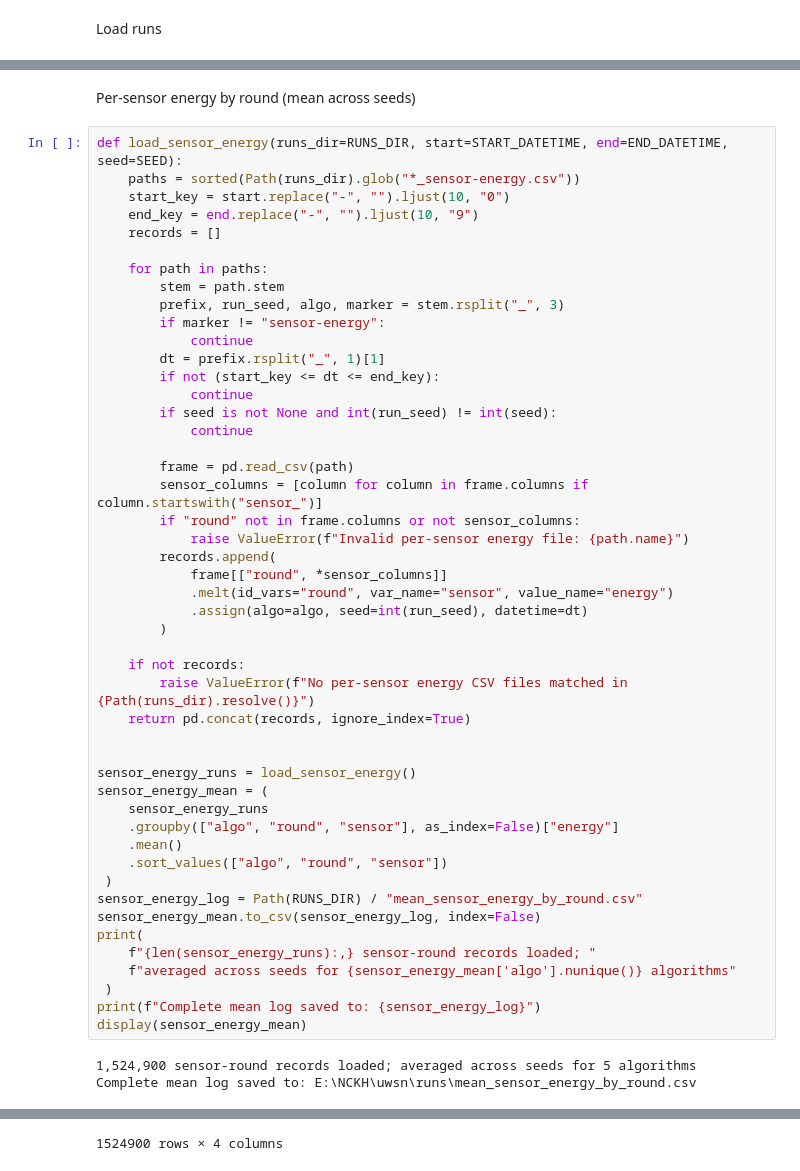
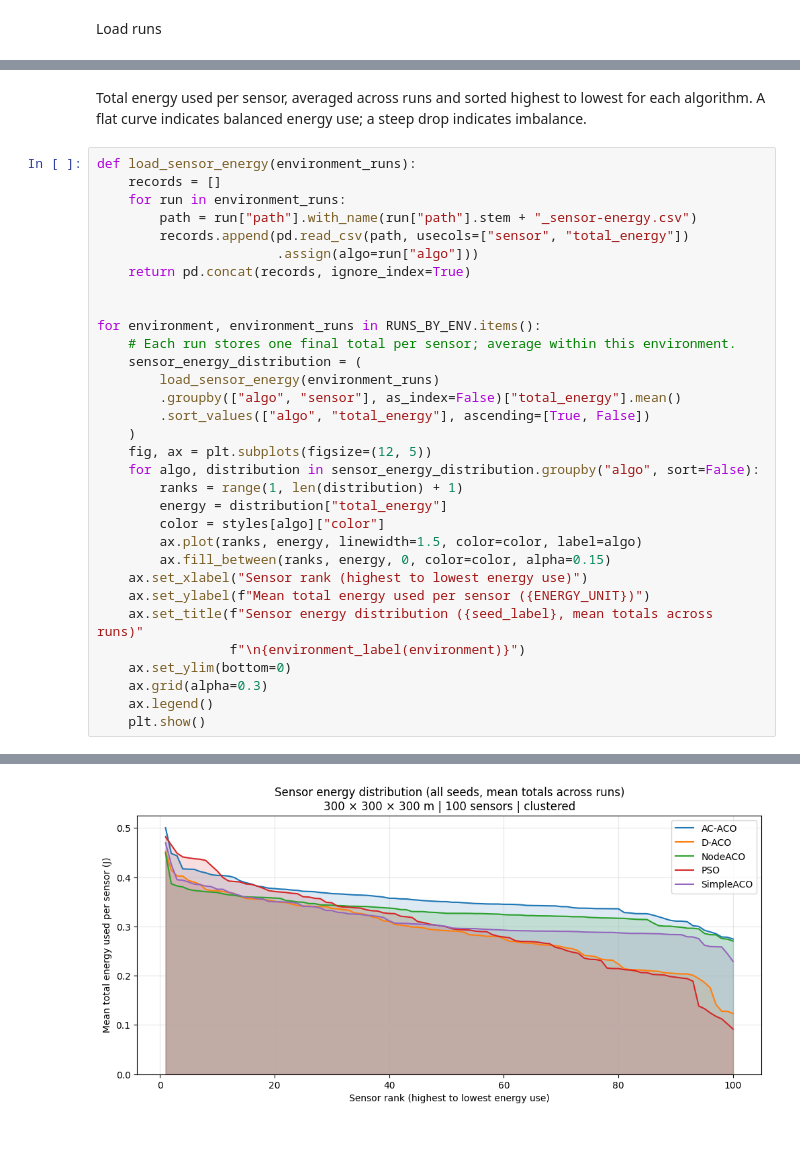
Before and after one commit to sida1420/uwsn, a Jupyter notebook: src/analyze.ipynb, the cells around one changed output, grey strips where cells are left out. Drawn from its saved outputs; the diff is of its cells as text; blank space fills up the shorter version.

```diff
--- a/src/analyze.ipynb
+++ b/src/analyze.ipynb
@@ -231,53 +305,35 @@ plt.show()
 # %% [markdown]
-Per-sensor energy by round (mean across seeds)
+Total energy used per sensor, averaged across runs and sorted highest to lowest for each algorithm. A flat curve indicates balanced energy use; a steep drop indicates imbalance.
 # %%
-def load_sensor_energy(runs_dir=RUNS_DIR, start=START_DATETIME, end=END_DATETIME, seed=SEED):
-    paths = sorted(Path(runs_dir).glob("*_sensor-energy.csv"))
-    start_key = start.replace("-", "").ljust(10, "0")
-    end_key = end.replace("-", "").ljust(10, "9")
+def load_sensor_energy(environment_runs):
     records = []
-
-    for path in paths:
-        stem = path.stem
-        prefix, run_seed, algo, marker = stem.rsplit("_", 3)
-        if marker != "sensor-energy":
-            continue
-        dt = prefix.rsplit("_", 1)[1]
-        if not (start_key <= dt <= end_key):
-            continue
-        if seed is not None and int(run_seed) != int(seed):
-            continue
-
-        frame = pd.read_csv(path)
-        sensor_columns = [column for column in frame.columns if column.startswith("sensor_")]
-        if "round" not in frame.columns or not sensor_columns:
-            raise ValueError(f"Invalid per-sensor energy file: {path.name}")
-        records.append(
-            frame[["round", *sensor_columns]]
-            .melt(id_vars="round", var_name="sensor", value_name="energy")
-            .assign(algo=algo, seed=int(run_seed), datetime=dt)
-        )
-
-    if not records:
-        raise ValueError(f"No per-sensor energy CSV files matched in {Path(runs_dir).resolve()}")
+    for run in environment_runs:
+        path = run["path"].with_name(run["path"].stem + "_sensor-energy.csv")
+        records.append(pd.read_csv(path, usecols=["sensor", "total_energy"])
+                       .assign(algo=run["algo"]))
     return pd.concat(records, ignore_index=True)
 
 
-sensor_energy_runs = load_sensor_energy()
-sensor_energy_mean = (
-    sensor_energy_runs
-    .groupby(["algo", "round", "sensor"], as_index=False)["energy"]
-    .mean()
-    .sort_values(["algo", "round", "sensor"])
- )
-sensor_energy_log = Path(RUNS_DIR) / "mean_sensor_energy_by_round.csv"
-sensor_energy_mean.to_csv(sensor_energy_log, index=False)
-print(
-    f"{len(sensor_energy_runs):,} sensor-round records loaded; "
-    f"averaged across seeds for {sensor_energy_mean['algo'].nunique()} algorithms"
- )
-print(f"Complete mean log saved to: {sensor_energy_log}")
-display(sensor_energy_mean)
+for environment, environment_runs in RUNS_BY_ENV.items():
+    # Each run stores one final total per sensor; average within this environment.
+    sensor_energy_distribution = (
+        load_sensor_energy(environment_runs)
+        .groupby(["algo", "sensor"], as_index=False)["total_energy"].mean()
+        .sort_values(["algo", "total_energy"], ascending=[True, False])
+    )
+    fig, ax = plt.subplots(figsize=(12, 5))
+    for algo, distribution in sensor_energy_distribution.groupby("algo", sort=False):
+        ranks = range(1, len(distribution) + 1)
+        energy = distribution["total_energy"]
+        color = styles[algo]["color"]
+        ax.plot(ranks, energy, linewidth=1.5, color=color, label=algo)
+        ax.fill_between(ranks, energy, 0, color=color, alpha=0.15)
+    ax.set_xlabel("Sensor rank (highest to lowest energy use)")
+    ax.set_ylabel(f"Mean total energy used per sensor ({ENERGY_UNIT})")
+    ax.set_title(f"Sensor energy distribution ({seed_label}, mean totals across runs)"
+                 f"\n{environment_label(environment)}")
+    ax.set_ylim(bottom=0)
+    ax.grid(alpha=0.3)
+    ax.legend()
+    plt.show()
 # %% [output]
-1,524,900 sensor-round records loaded; averaged across seeds for 5 algorithms
-Complete mean log saved to: E:\NCKH\uwsn\runs\mean_sensor_energy_by_round.csv
@@ -296 +340 @@ Complete mean log saved to: E:\NCKH\uwsn\runs\mean_sensor_energy_by_round.csv
-1524900 rows × 4 columns
+[figure, added]
```
Also changed, not shown: parts of 10 cells of this notebook, 8 other files.
